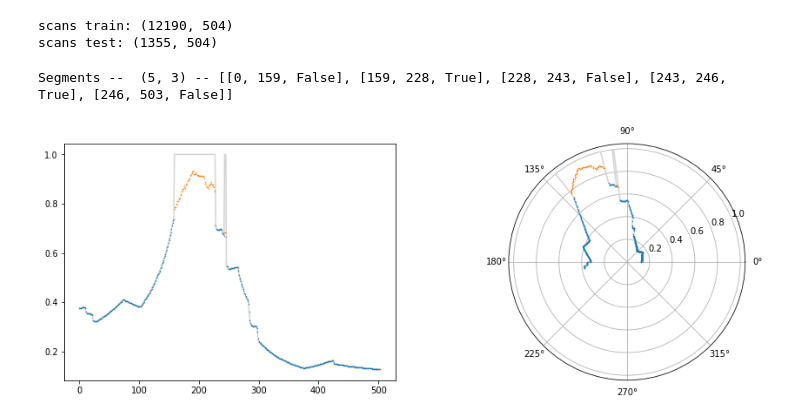
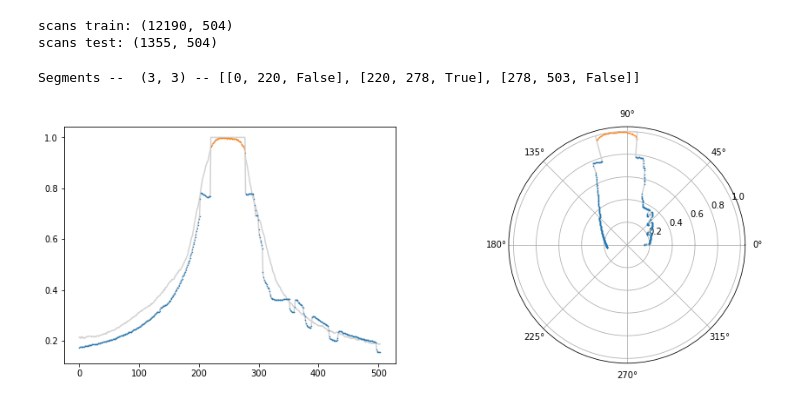
Before and after one commit to shrijitsingh99/guess, a Jupyter notebook: src/py/utility_guess.ipynb, the cells around one changed output. Drawn from its saved outputs; the diff is of its cells as text; code cells hidden in the pictures.

```diff
--- a/src/py/utility_guess.ipynb
+++ b/src/py/utility_guess.ipynb
@@ -93,7 +93,9 @@ class LaserScans:
         plt.figure(figsize=(15, 5))
         plt.subplot(121)
         y_axis = scan
-        if y != None: y_axis = y
+        if y != None:
+            y_axis = y
+            plt.plot(x_axis, y_axis, color='lightgray')
 
         plt.plot(x_axis, scan, color='lightgray')
         for s in segments:
@@ -338,7 +347,7 @@ scans bounds (min, max)= 108 612
 # %%
     vae = VAE()
     vae.buildModel(ls.originalScansDim())
-    vae.fitModel(ls.getScans(), epochs=10, verbose=0)
+    vae.fitModel(ls.getScans(), epochs=40, verbose=0)
 
     x, x_test = ls.getScans(0.9)
     vae.fitModel(x, x_test=x_test)
@@ -346,13 +355,15 @@ scans bounds (min, max)= 108 612
 scans train: (12190, 504)
 scans test: (1355, 504)
 # %%
+    batch_sz = 8
     gan_batch_sz = 16
-    scan_idx = 1000
-    scan = x[scan_idx:(scan_idx + gan_batch_sz)]
+    scan_idx = 100
+
+    scan = x[scan_idx:(scan_idx + batch_sz*gan_batch_sz)]
     z_latent = vae.predictEncoder(scan)
     dscan = vae.predictDecoder(z_latent)
     ls.plotScan(scan[0], dscan[0])
 # %% [output]
-Segments --  (5, 3) -- [[0, 159, False], [159, 228, True], [228, 243, False], [243, 246, True], [246, 503, False]]
+Segments --  (3, 3) -- [[0, 220, False], [220, 278, True], [278, 503, False]]
-[figure, old version]
+[figure, new version]
 # %%
```
Also changed, not shown: parts of 5 cells of this notebook, 1 other file.
